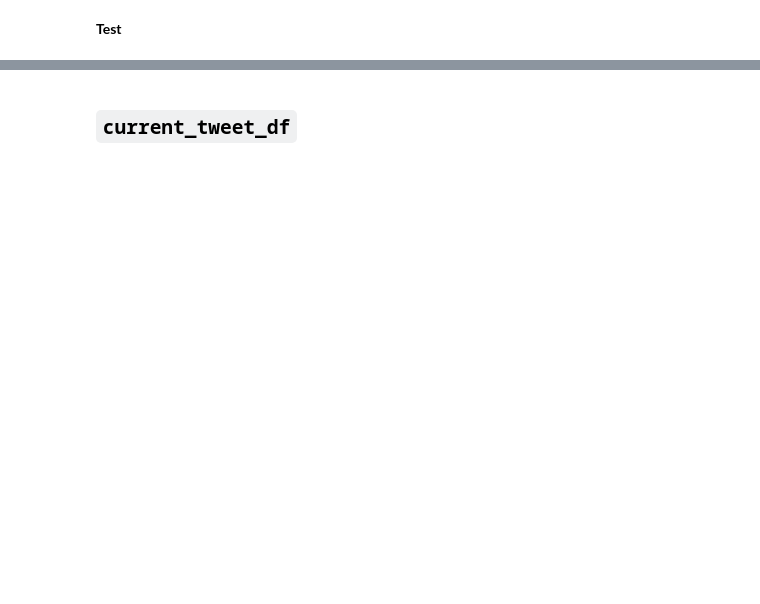
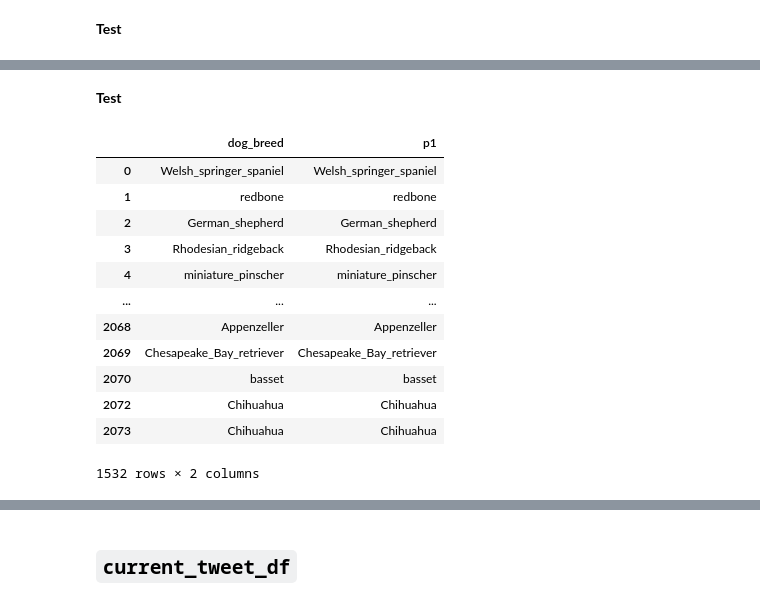
Before and after one commit to yusuf-madkour/Twitter-WeRateDogs-wrangling, a Jupyter notebook: wrangle_act.ipynb, the cells around one changed output, grey strips where cells are left out. Drawn from its saved outputs; the diff is of its cells as text; code cells hidden in the pictures; blank space fills up the shorter version.

```diff
--- a/wrangle_act.ipynb
+++ b/wrangle_act.ipynb
@@ -921,0 +911,18 @@ img_pred_clean.query("p1_dog == p2_dog == p3_dog == False")
+# %% [markdown]
+**Test**
+# %%
+img_pred_clean.query("p1_dog == True").loc[:, ["dog_breed", "p1"]]
+# %% [output]
+|  | dog_breed | p1 |
+| 0 | Welsh_springer_spaniel | Welsh_springer_spaniel |
+| 1 | redbone | redbone |
+| 2 | German_shepherd | German_shepherd |
+| 3 | Rhodesian_ridgeback | Rhodesian_ridgeback |
+| 4 | miniature_pinscher | miniature_pinscher |
+| ... | ... | ... |
+| 2068 | Appenzeller | Appenzeller |
+| 2069 | Chesapeake_Bay_retriever | Chesapeake_Bay_retriever |
+| 2070 | basset | basset |
+| 2072 | Chihuahua | Chihuahua |
+| 2073 | Chihuahua | Chihuahua |
+1532 rows × 2 columns
```
Also changed, not shown: parts of 118 cells of this notebook.
